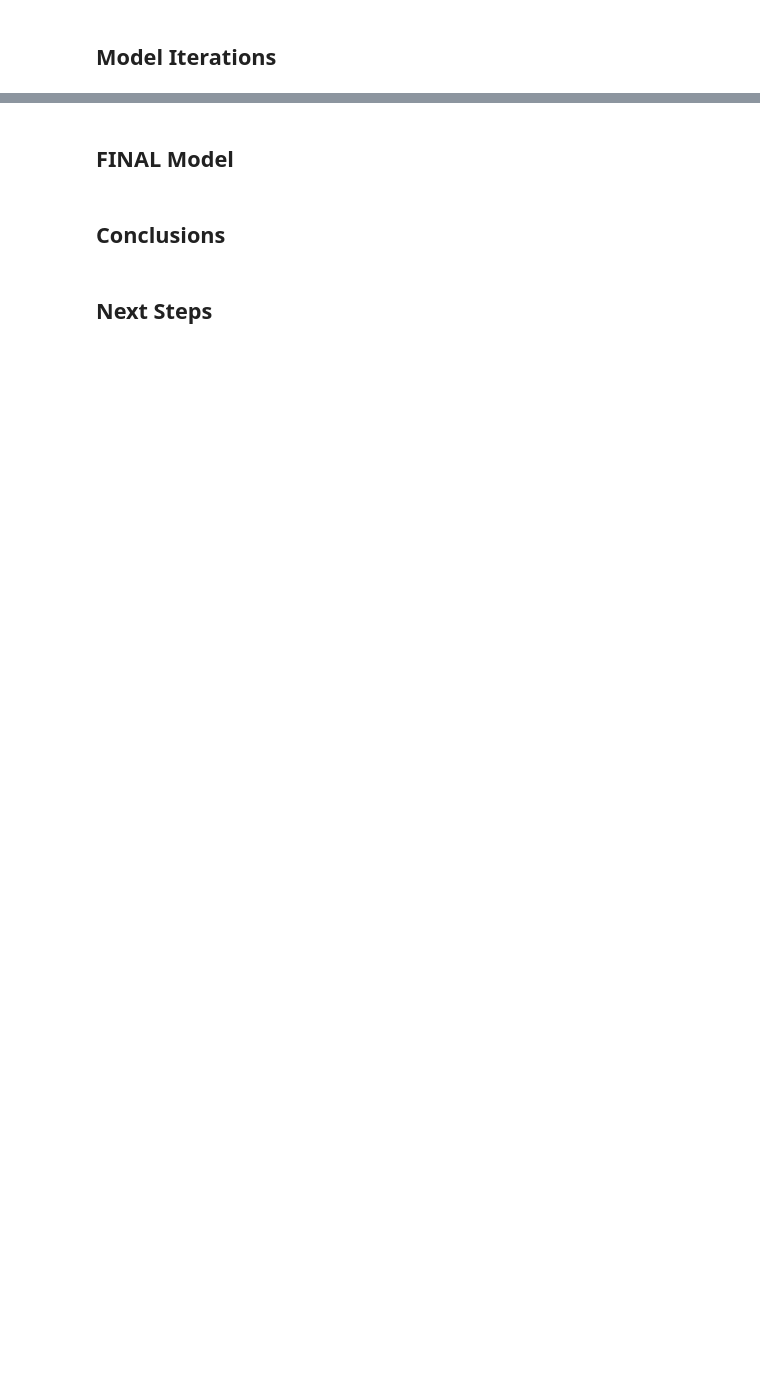
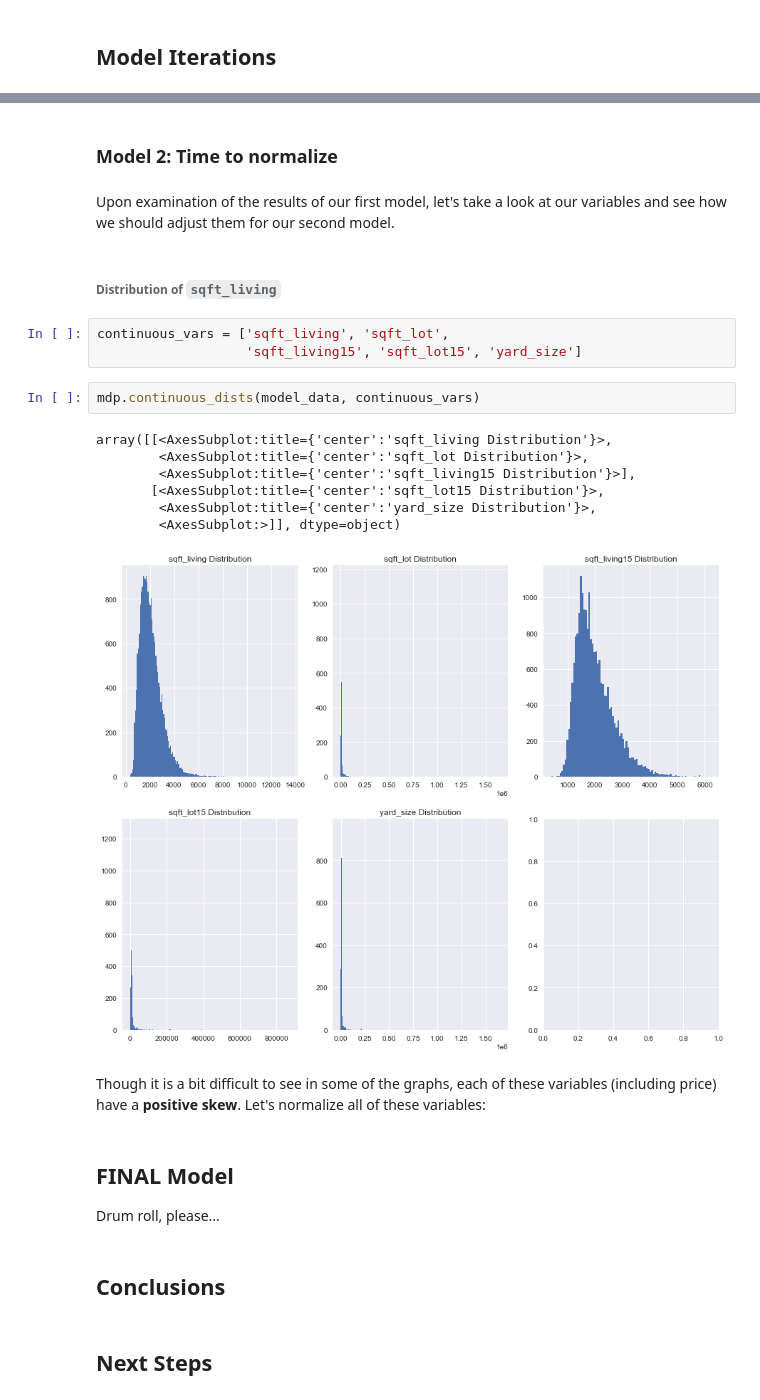
Before and after one commit to Luv2bnanook44/phase_2_project_quanggang, a Jupyter notebook: final_notebook.ipynb, the cells around one changed output, grey strips where cells are left out. Cells and saved outputs as stored; diff of their text form; blank space fills up the shorter version.

```diff
--- a/final_notebook.ipynb
+++ b/final_notebook.ipynb
@@ -401,5 +501,28 @@ Let's see how the patterns found in our analysis play out in our inferential mod
+# %% [markdown]
+### Model 2: Time to normalize
+# %% [markdown]
+Upon examination of the results of our first model, let's take a look at our variables and see how we should adjust them for our second model.
+# %% [markdown]
+###### Distribution of `sqft_living`
+# %%
+continuous_vars = ['sqft_living', 'sqft_lot',
+                   'sqft_living15', 'sqft_lot15', 'yard_size']
+# %%
+mdp.continuous_dists(model_data, continuous_vars)
+# %% [output]
+array([[<AxesSubplot:title={'center':'sqft_living Distribution'}>,
+        <AxesSubplot:title={'center':'sqft_lot Distribution'}>,
+        <AxesSubplot:title={'center':'sqft_living15 Distribution'}>],
+       [<AxesSubplot:title={'center':'sqft_lot15 Distribution'}>,
+        <AxesSubplot:title={'center':'yard_size Distribution'}>,
+        <AxesSubplot:>]], dtype=object)
+[figure, added]
+# %% [markdown]
+Though it is a bit difficult to see in some of the graphs, each of these variables (including price) have a **positive skew**. Let's normalize all of these variables:
 # %% [markdown]
 ## FINAL Model
+
+Drum roll, please...
 # %% [markdown]
 ## Conclusions
 # %% [markdown]
```
Also changed, not shown: parts of 18 cells of this notebook, 4 other files.
